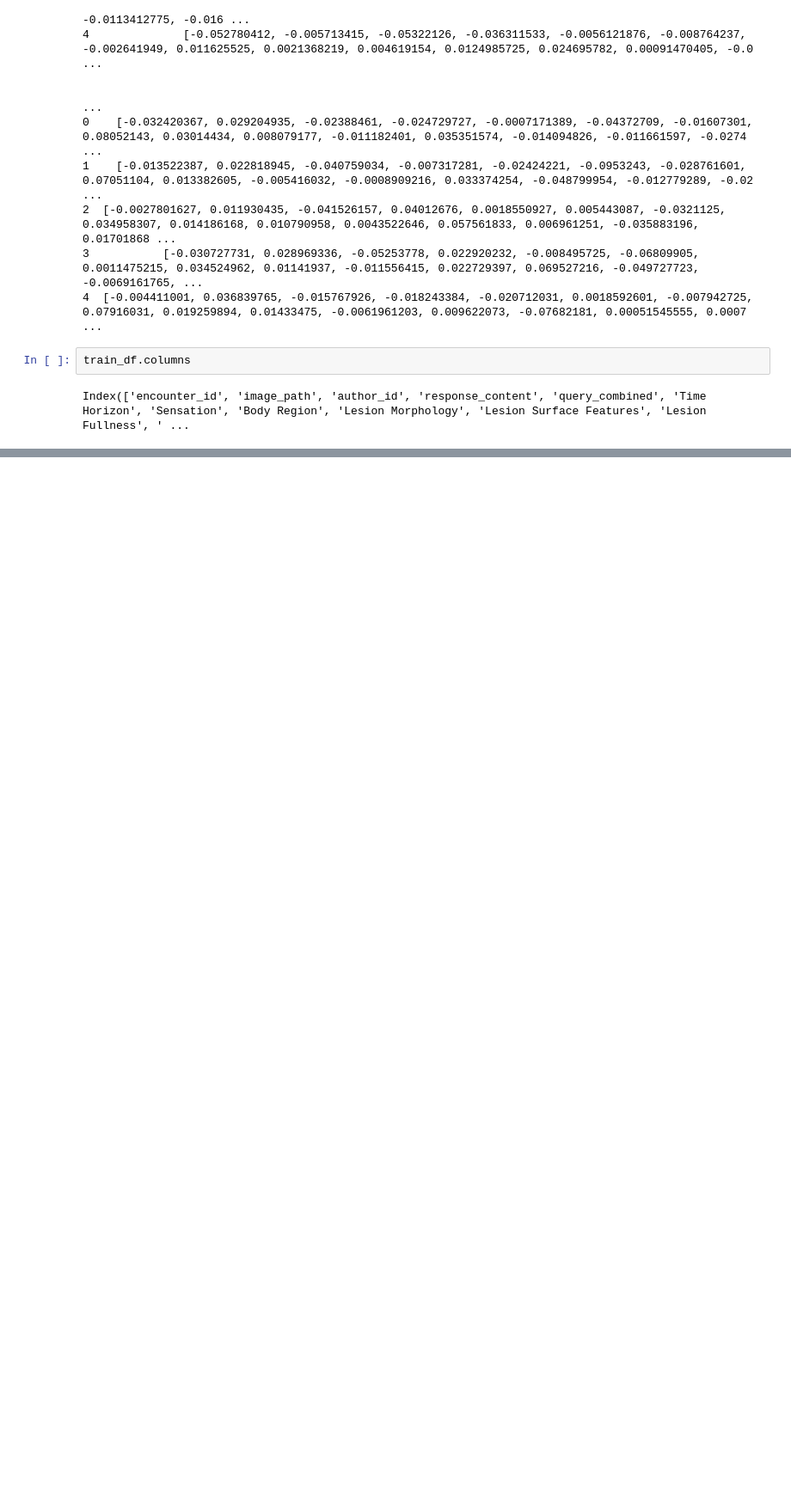
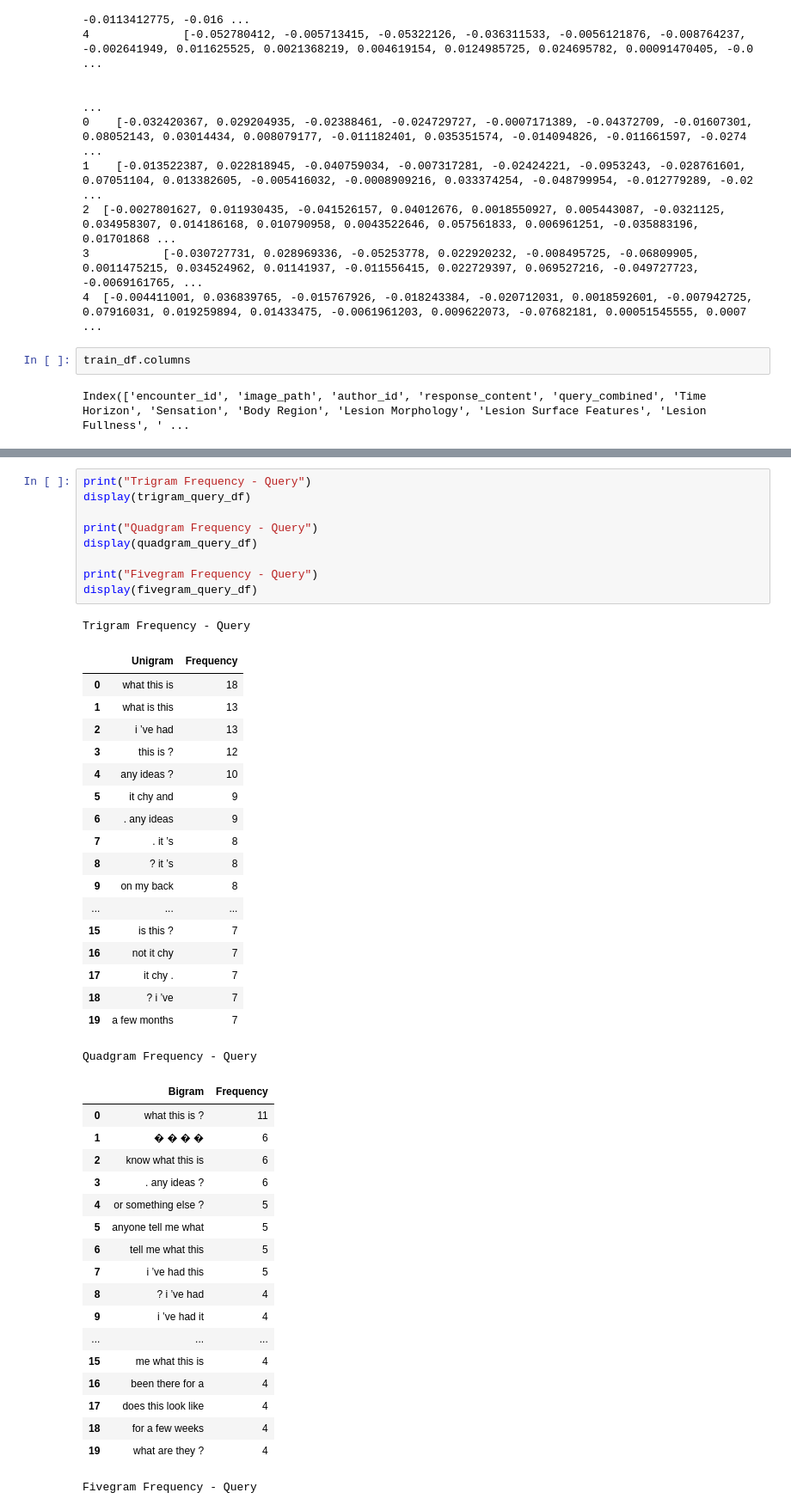
Before and after one commit to karishmathakrar/arc-mediqa-magic-2025, a Jupyter notebook: 02_data-augmentation-for-EDA.ipynb, the cells around one changed output, grey strips where cells are left out. Shown at 86% size. Saved outputs shown, nothing was run; the diff lists cells and outputs as text; blank space fills up the shorter version.

```diff
--- a/02_EDA.ipynb
+++ b/02_data-augmentation-for-EDA.ipynb
@@ -524,0 +689,47 @@ display(train_df.head(1))
+# %%
+print("Trigram Frequency - Query")
+display(trigram_query_df)
+
+print("Quadgram Frequency - Query")
+display(quadgram_query_df)
+
+print("Fivegram Frequency - Query")
+display(fivegram_query_df)
+# %% [output]
+Trigram Frequency - Query
+|  | Unigram | Frequency |
+| 0 | what this is | 18 |
+| 1 | what is this | 13 |
+| 2 | i ’ve had | 13 |
+| 3 | this is ? | 12 |
+| 4 | any ideas ? | 10 |
+| 5 | it chy and | 9 |
+| 6 | . any ideas | 9 |
+| 7 | . it ’s | 8 |
+| 8 | ? it ’s | 8 |
+| 9 | on my back | 8 |
+| ... | ... | ... |
+| 15 | is this ? | 7 |
+| 16 | not it chy | 7 |
+| 17 | it chy . | 7 |
+| 18 | ? i ’ve | 7 |
+| 19 | a few months | 7 |
+Quadgram Frequency - Query
+|  | Bigram | Frequency |
+| 0 | what this is ? | 11 |
+| 1 | � � � � | 6 |
+| 2 | know what this is | 6 |
+| 3 | . any ideas ? | 6 |
+| 4 | or something else ? | 5 |
+| 5 | anyone tell me what | 5 |
+| 6 | tell me what this | 5 |
+| 7 | i ’ve had this | 5 |
+| 8 | ? i ’ve had | 4 |
+| 9 | i ’ve had it | 4 |
+| ... | ... | ... |
+| 15 | me what this is | 4 |
+| 16 | been there for a | 4 |
+| 17 | does this look like | 4 |
+| 18 | for a few weeks | 4 |
+| 19 | what are they ? | 4 |
+Fivegram Frequency - Query
```
Also changed, not shown: parts of 18 cells of this notebook, 2 other files.
